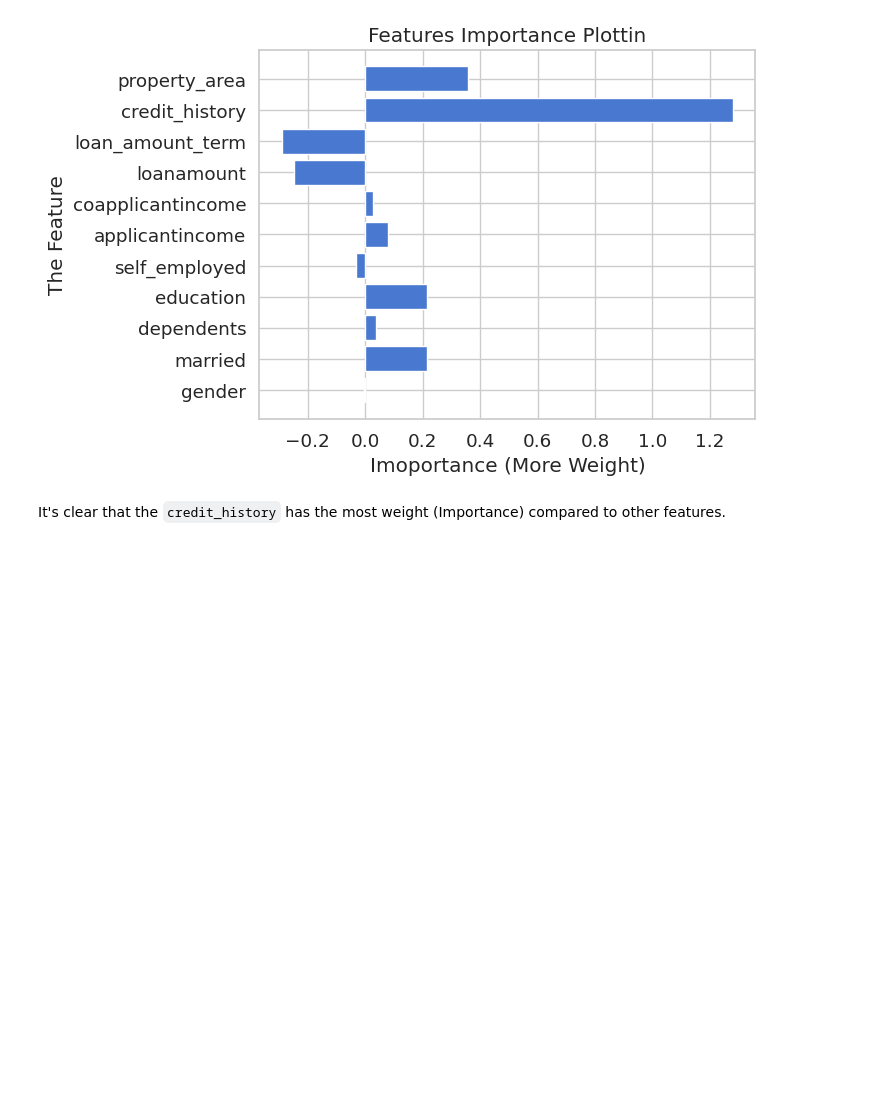
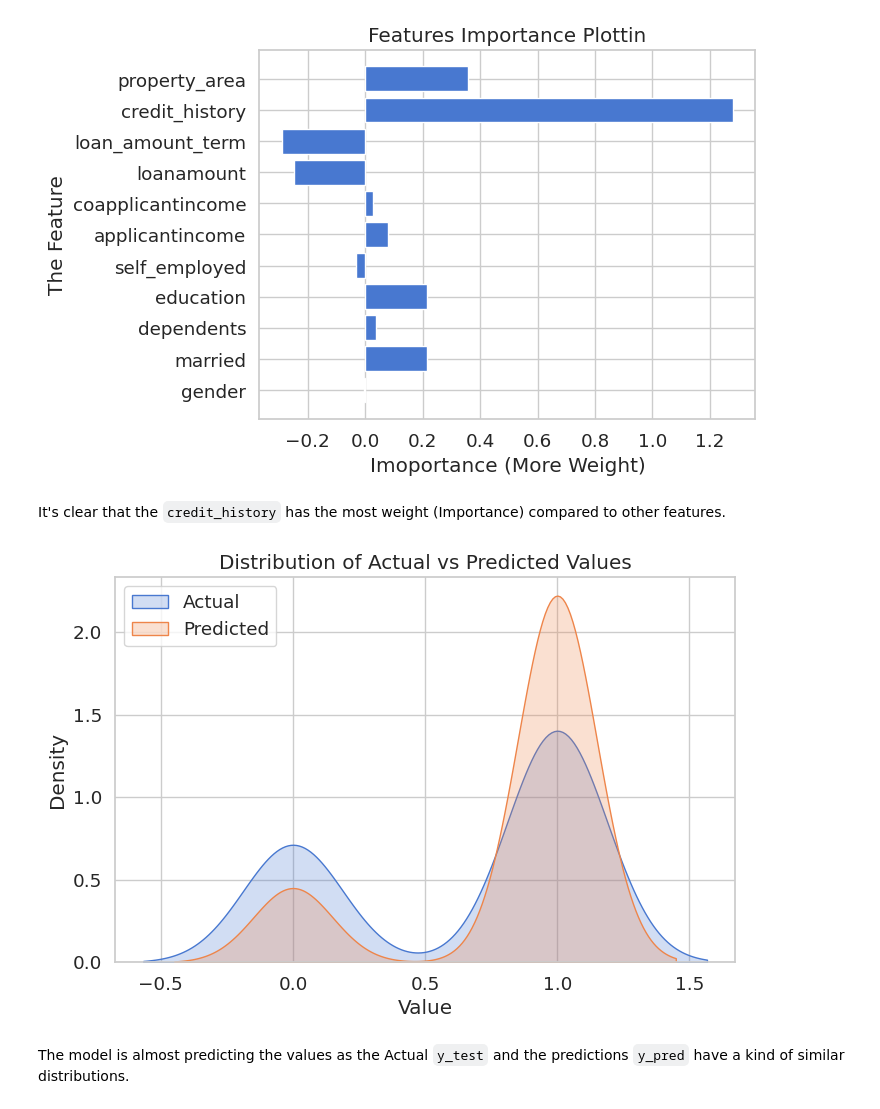
Before and after one commit to allaalmouiz/loan_acceptance_prediction, a Jupyter notebook: Loan_Acceptance_Prediction_Challange_AlaaAlmouiz(S2026_176).ipynb, the cells around one changed output. Cells and saved outputs as stored; diff of their text form; code cells hidden in the pictures; blank space fills up the shorter version.

Commit message:
Comparing the Actual and Predicted Values

```diff
--- a/Loan_Acceptance_Prediction_Challange_AlaaAlmouiz(S2026_176).ipynb
+++ b/Loan_Acceptance_Prediction_Challange_AlaaAlmouiz(S2026_176).ipynb
@@ -998,3 +998,20 @@ plt.show()
 [figure]
 # %% [markdown]
 It's clear that the `credit_history` has the most weight (Importance) compared to other features.
+# %%
+plt.figure(figsize=(8, 5))
+
+y_test = y_test.astype(float)
+sns.kdeplot(y_test, label="Actual", fill=True)
+sns.kdeplot(y_pred, label="Predicted", fill=True)
+
+plt.xlabel("Value")
+plt.ylabel("Density")
+plt.title("Distribution of Actual vs Predicted Values")
+plt.legend()
+
+plt.show()
+# %% [output]
+[figure, added]
+# %% [markdown]
+The model is almost predicting the values as the Actual `y_test` and the predictions `y_pred` have a kind of similar distributions.
```
